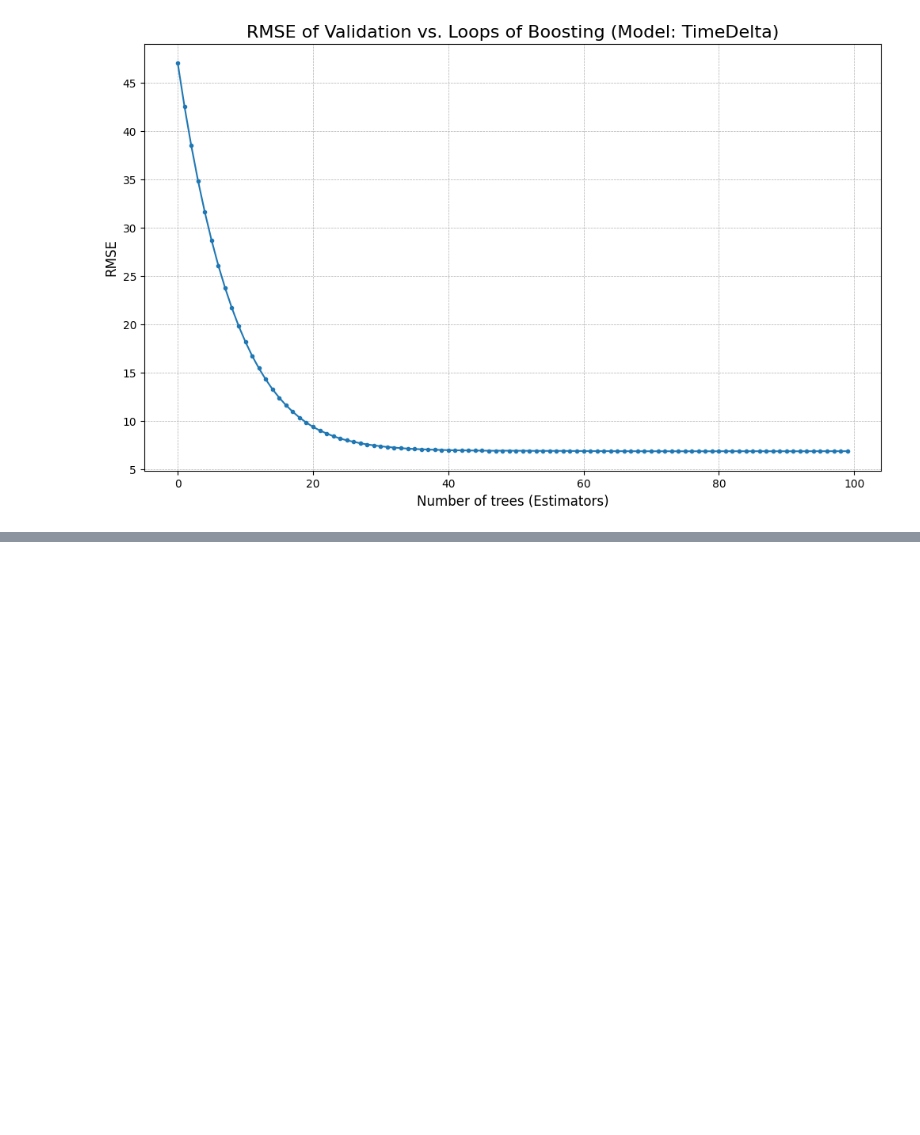
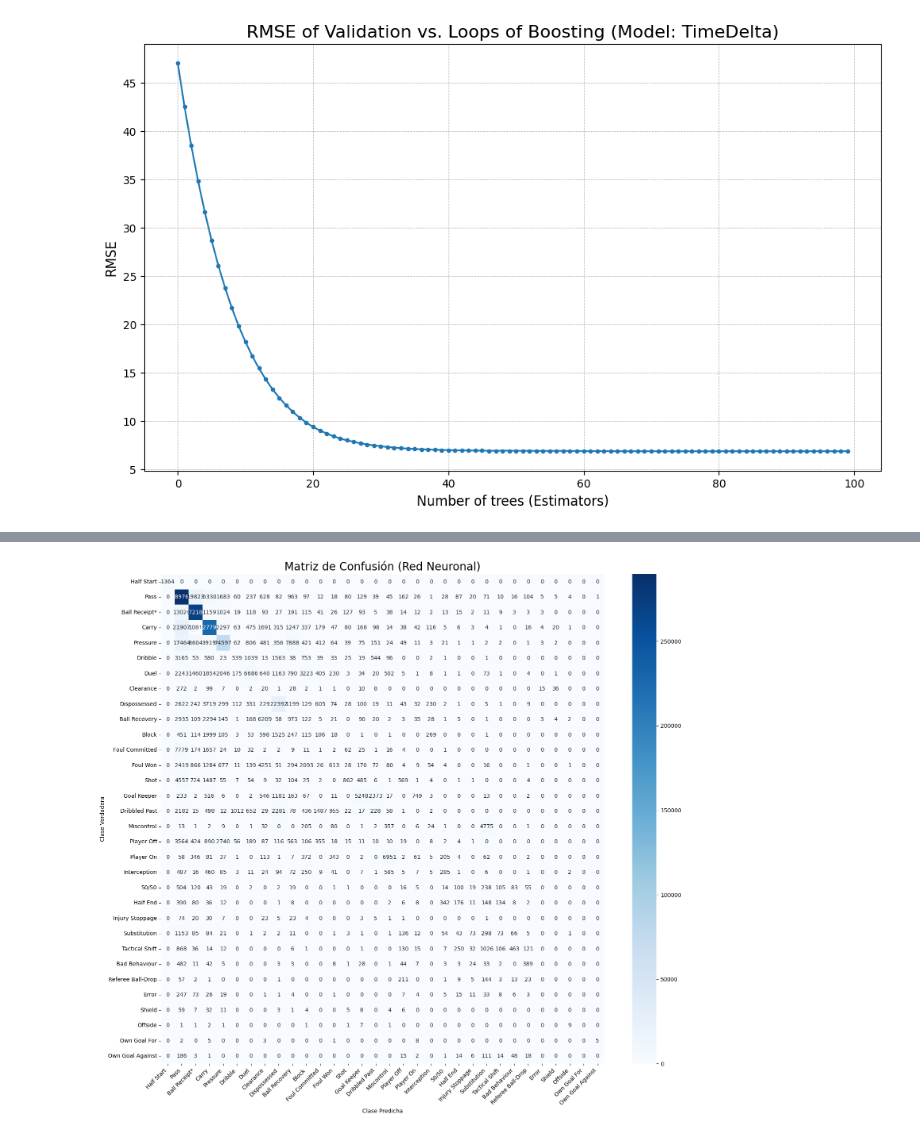
Before and after one commit to SLy-Precision/Player-Selection-and-Optimization-for-Roster, a Jupyter notebook: 02_Train_LEM.ipynb, the cells around one changed output, grey strips where cells are left out. Drawn from its saved outputs; the diff is of its cells as text; code cells hidden in the pictures; blank space fills up the shorter version.

```diff
--- a/02_Train_LEM.ipynb
+++ b/02_Train_LEM.ipynb
@@ -1336,0 +1520,76 @@ model_TimeDelta.save_model(path + 'trained_xgboost_model_TimeDelta.json')
+# %%
+from sklearn.metrics import classification_report, confusion_matrix, top_k_accuracy_score
+
+def evaluate_nn_performance(model, X_val_df, y_val_df, class_names):
+    """
+    Calcula y muestra métricas de evaluación detalladas para el modelo de PyTorch.
+    """
+    print("Preparando datos de validación para evaluación...")
+    X_val = torch.tensor(X_val_df.values, dtype=torch.float32)
+    y_val_true = y_val_df.values # Mantener como array de numpy
+
+    model.eval() # Poner el modelo en modo evaluación
+
+    print("Realizando predicciones...")
+    with torch.no_grad():
+        outputs = model(X_val)
+        # Aplicar softmax para obtener probabilidades
+        probabilities = torch.nn.functional.softmax(outputs, dim=1)
+        # Obtener la predicción top-1
+        _, y_pred = torch.max(outputs, 1)
+
+    # Convertir a arrays de numpy para usar con scikit-learn
+    y_pred_np = y_pred.numpy()
+    probabilities_np = probabilities.numpy()
+
+    # --- 1. Top-k Accuracy ---
+    print("\n--- Top-k Accuracy ---")
+    acc_top1 = top_k_accuracy_score(y_val_true, probabilities_np, k=1)
+    print(f"Top-1 Accuracy: {acc_top1:.4f}")
+    acc_top3 = top_k_accuracy_score(y_val_true, probabilities_np, k=3)
+    print(f"Top-3 Accuracy: {acc_top3:.4f}")
+    acc_top5 = top_k_accuracy_score(y_val_true, probabilities_np, k=5)
+    print(f"Top-5 Accuracy: {acc_top5:.4f}")
+
+    # --- 2. Reporte de Clasificación ---
+    print("\n--- Reporte de Clasificación por Clase ---")
+    unique_labels = np.unique(y_val_true)
+    filtered_class_names = [class_names[i] for i in unique_labels]
+    report = classification_report(y_val_true, y_pred_np, labels=unique_labels, target_names=filtered_class_names, zero_division=0)
+    print(report)
+
+    # --- 3. Matriz de Confusión ---
+    print("\n--- Visualización de la Matriz de Confusión ---")
+    cm = confusion_matrix(y_val_true, y_pred_np, labels=unique_labels)
+    plt.figure(figsize=(18, 16))
+    sns.heatmap(cm, annot=True, fmt='d', cmap='Blues', xticklabels=filtered_class_names, yticklabels=filtered_class_names)
+    plt.title('Matriz de Confusión (Red Neuronal)', fontsize=20)
+    plt.ylabel('Clase Verdadera')
+    plt.xlabel('Clase Predicha')
+    plt.xticks(rotation=45, ha="right")
+    plt.yticks(rotation=0)
+    plt.show()
+
+# --- CÓMO USARLO ---
+# (Necesitas los DataFrames X_val_df, y_val_df del paso de entrenamiento)
+
+event_type_dict = {
+    0: 'Half Start', 1: 'Pass', 2: 'Ball Receipt*', 3: 'Carry', 4: 'Pressure',
+    5: 'Dribble', 6: 'Duel', 7: 'Clearance', 8: 'Dispossessed', 9: 'Ball Recovery',
+    10: 'Block', 11: 'Foul Committed', 12: 'Foul Won', 13: 'Shot', 14: 'Goal Keeper',
+    15: 'Dribbled Past', 16: 'Miscontrol', 17: 'Player Off', 18: 'Player On',
+    19: 'Interception', 20: '50/50', 21: 'Half End', 22: 'Injury Stoppage',
+    23: 'Substitution', 24: 'Tactical Shift', 25: 'Bad Behaviour', 26: 'Referee Ball-Drop',
+    27: 'Error', 28: 'Shield', 29: 'Offside', 30: 'Own Goal For', 31: 'Own Goal Against'
+}
+
+target_col = 'EventTypeId'
+
+context_features = ['EventTypeId', 'X', 'Y', 'IsHomeTeam', 'IsAccurate', 'IsGoal', 'TimeDelta']
+
+X_val_df, y_val_df = prepare_data_for_matches(df, array_season_2024_2025, 5, context_features, target_col)
+
+event_type_names = [event_type_dict[i] for i in range(len(event_type_dict))]
+
+evaluate_nn_performance(nn_model, X_val_df, y_val_df, event_type_names)
+# %% [output]
@@ -1336,0 +1613 @@ model_TimeDelta.save_model(path + 'trained_xgboost_model_TimeDelta.json')
+[figure, added]
```
Also changed, not shown: parts of 12 cells of this notebook.
